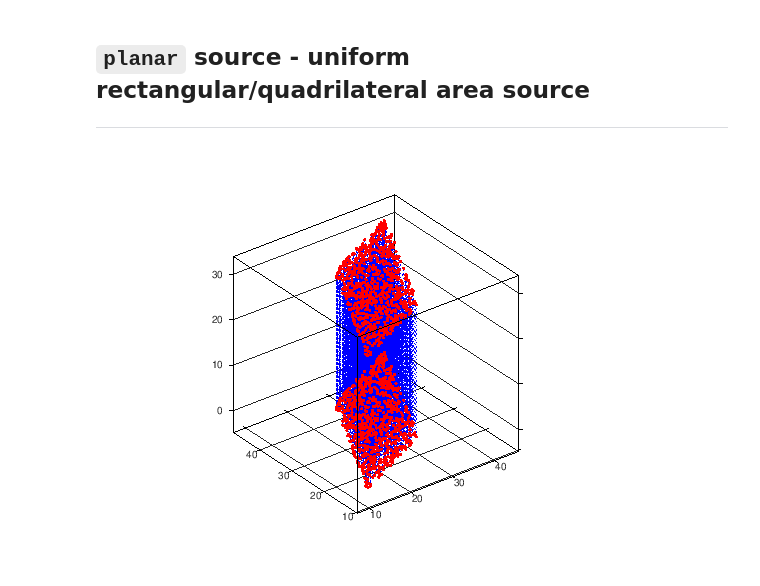
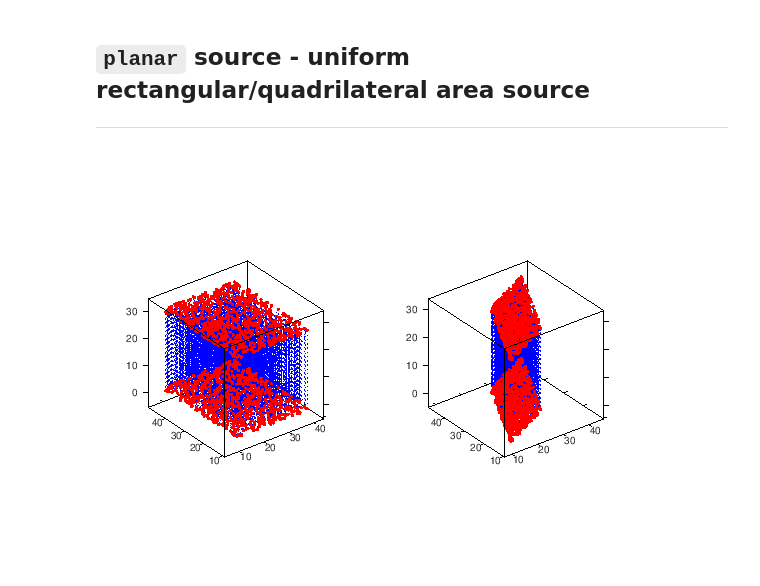
Before and after one commit to fangq/mcx, a Jupyter notebook: mcxlab/tutorials/mcxlab_getting_started.ipynb, the cells around one changed output. Cells and saved outputs as stored; diff of their text form; code cells hidden in the pictures.

Commit message:
Update plots with GPU runtime outputs

```diff
--- a/mcxlab/tutorials/mcxlab_getting_started.ipynb
+++ b/mcxlab/tutorials/mcxlab_getting_started.ipynb
@@ -765,8 +770,15 @@ cfg.srcparam2=[15, 30, 0, 0];
 # %%
 %%octave
+subplot(121, 'position', [0 0 0.5 1]);
 title('planar source')
+sortedlines=mcxplotphotons(traj1, 'color','b', 'linestyle', ':', 'markeredgecolor', 'r');
+box on;
+axis equal
+
+subplot(122, 'position', [0.5 0 0.5 1]);
+title('quadrilateral source')
 sortedlines=mcxplotphotons(traj, 'color','b', 'linestyle', ':', 'markeredgecolor', 'r');
-box on; grid on;
+box on;
 axis equal
 # %% [output]
-[figure, old version]
+[figure, new version]
```
Also changed, not shown: parts of 11 cells of this notebook.
